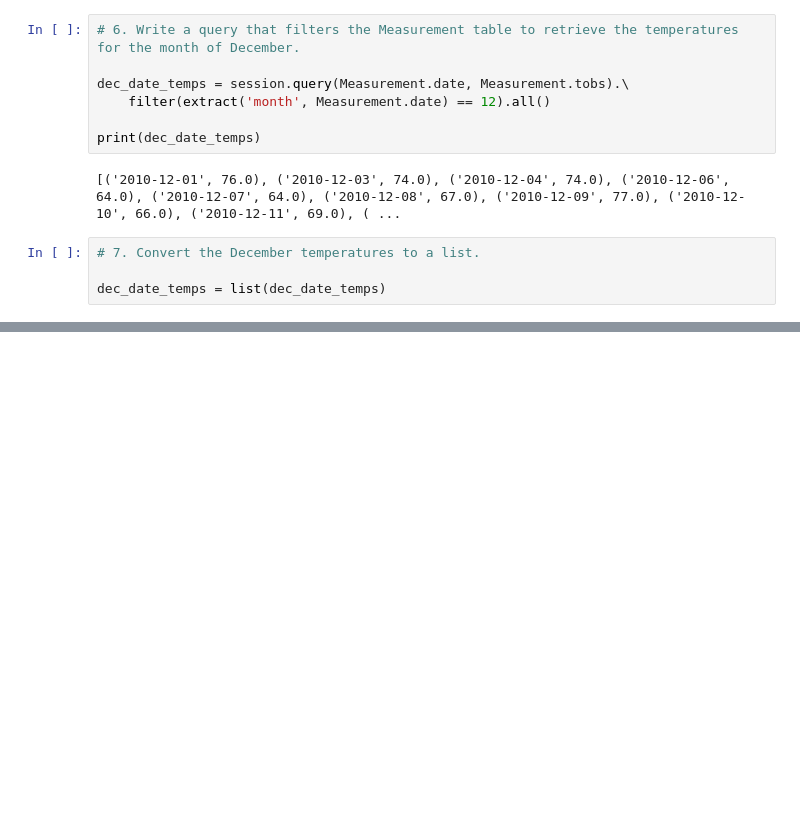
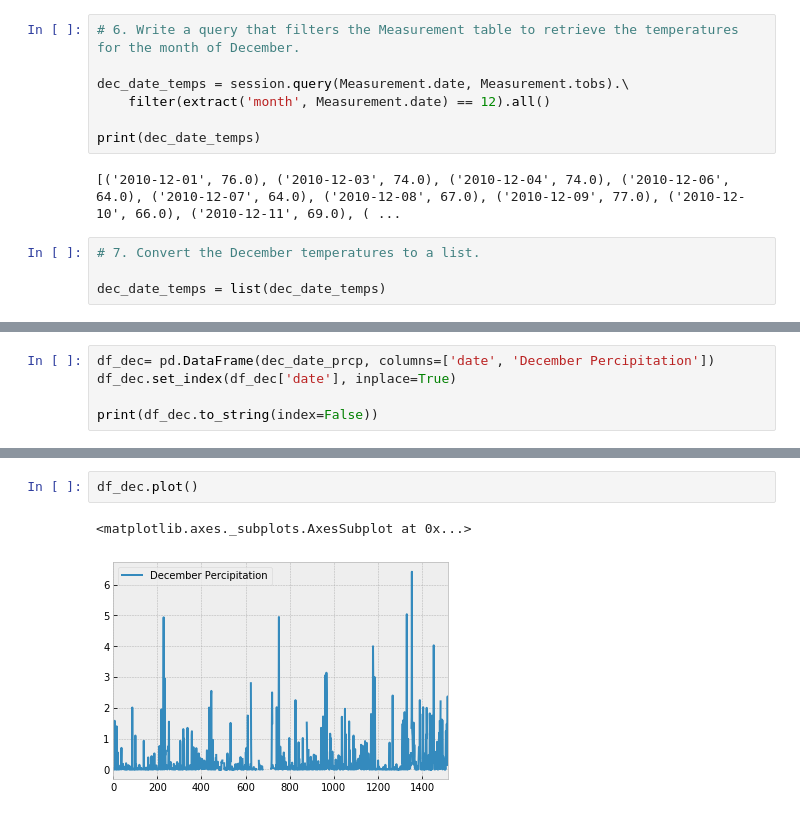
Before and after one commit to HackUnit/surfs_up, a Jupyter notebook: SurfsUp_Challenge.ipynb, the cells around one changed output, grey strips where cells are left out. Drawn from its saved outputs; the diff is of its cells as text; blank space fills up the shorter version.

```diff
--- a/SurfsUp_Challenge.ipynb
+++ b/SurfsUp_Challenge.ipynb
@@ -137,0 +190,5 @@ df.describe()
+# %%
+df_dec= pd.DataFrame(dec_date_prcp, columns=['date', 'December Percipitation'])
+df_dec.set_index(df_dec['date'], inplace=True)
+
+print(df_dec.to_string(index=False))
@@ -137,0 +218,5 @@ df.describe()
+# %%
+df_dec.plot()
+# %% [output]
+<matplotlib.axes._subplots.AxesSubplot at 0x...>
+[figure, added]
```
Also changed, not shown: parts of 10 cells of this notebook.
